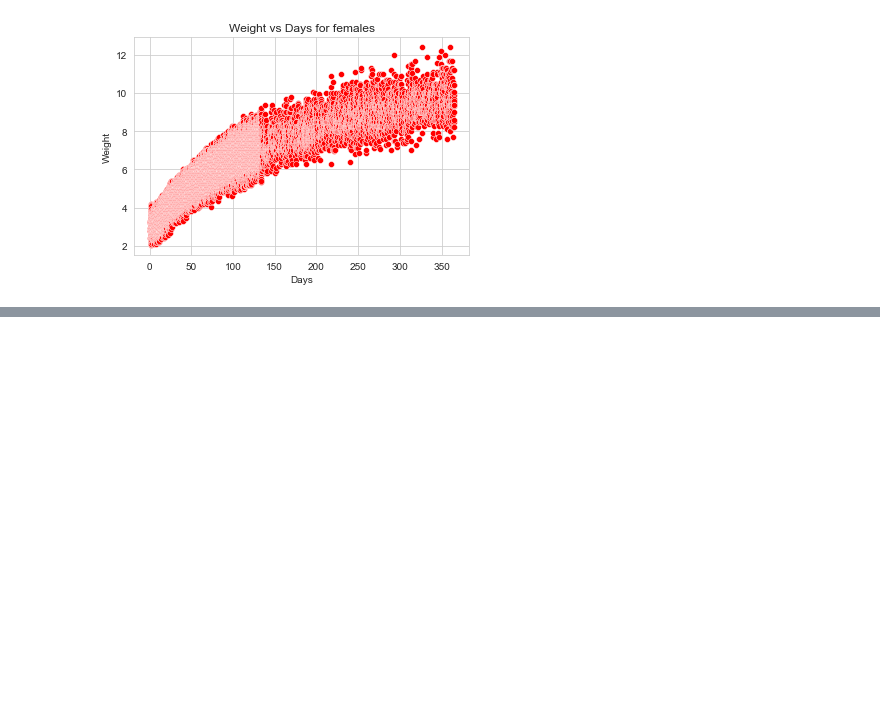
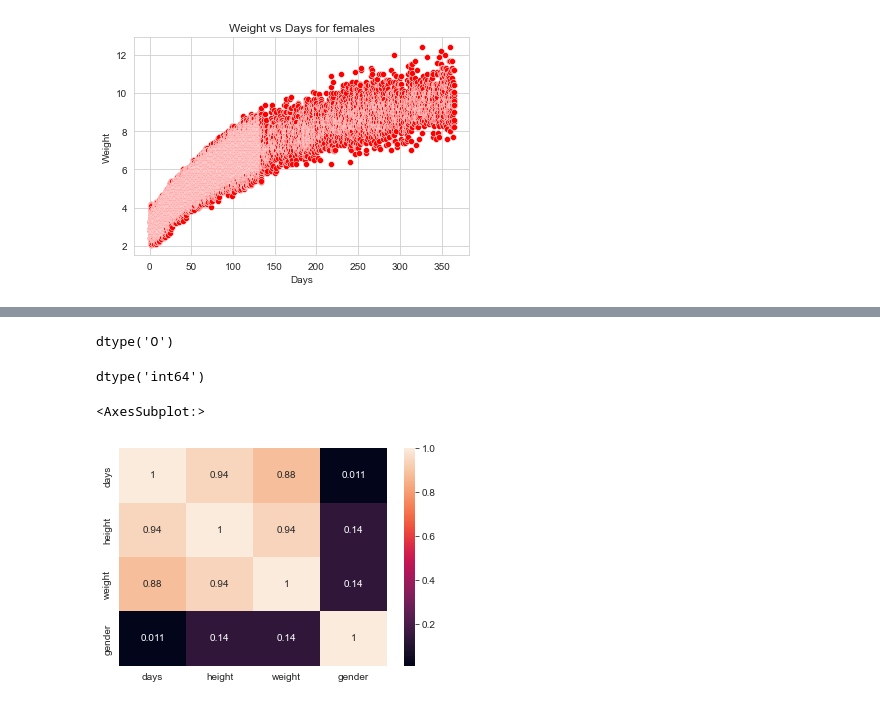
Before and after one commit to ChoKwonHwi/Capston_Project, a Jupyter notebook: ML_DL/EDA.ipynb, the cells around one changed output, grey strips where cells are left out. Cells and saved outputs as stored; diff of their text form; code cells hidden in the pictures; blank space fills up the shorter version.

Commit message:
Check correlation between baby_growth_df variables

```diff
--- a/ML_DL/EDA.ipynb
+++ b/ML_DL/EDA.ipynb
@@ -486,0 +504,3 @@ plt.show()
+# %%
+baby_growth_df['gender_F'].fillna(0, inplace=True)
+baby_growth_df['gender_M'].fillna(0, inplace=True)
@@ -486,0 +536,5 @@ plt.show()
+# %%
+baby_growth_df['gender'] = 0
+baby_growth_df.loc[baby_growth_df['gender_M'] == True, 'gender'] = 1
+# %%
+baby_growth_df.drop(['gender_M', 'gender_F'], axis = 1, inplace = True)
@@ -486,0 +557,14 @@ plt.show()
+# %%
+baby_growth_df['days'].dtypes
+# %% [output]
+dtype('O')
+# %%
+baby_growth_df['days'] = pd.to_numeric(baby_growth_df['days'])
+baby_growth_df['days'].dtypes
+# %% [output]
+dtype('int64')
+# %%
+sns.heatmap(baby_growth_df.corr(), annot=True)
+# %% [output]
+<AxesSubplot:>
+[figure, added]
```
Also changed, not shown: parts of 7 cells of this notebook, 1 other file.
